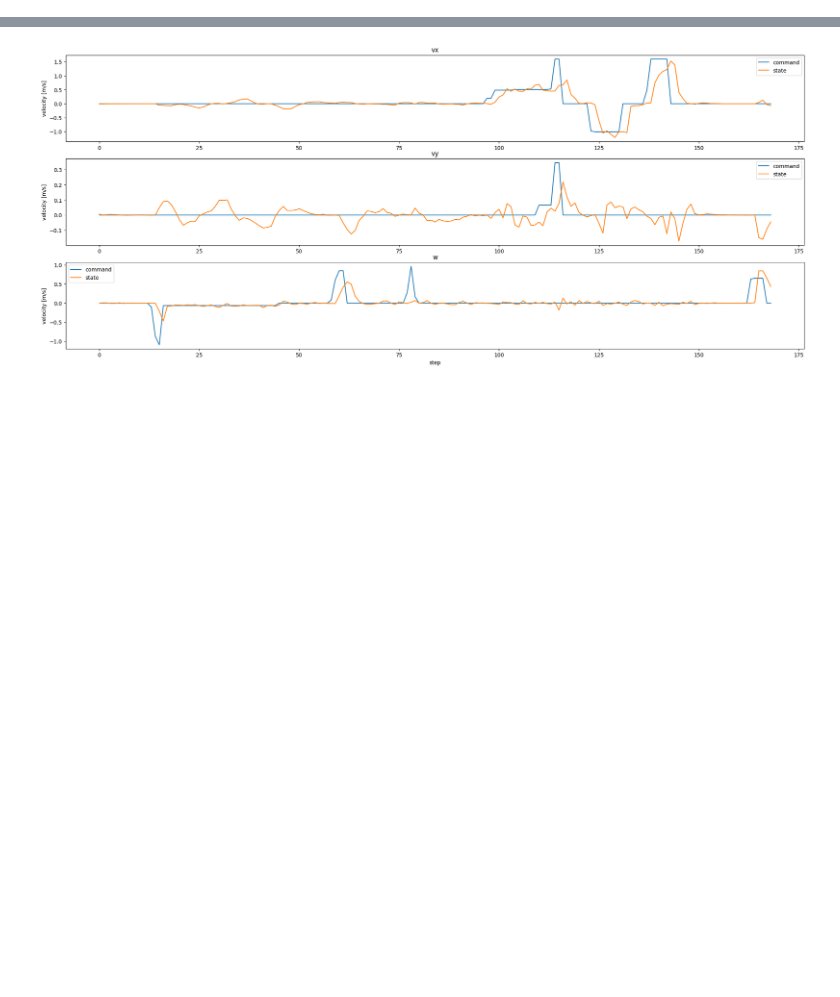
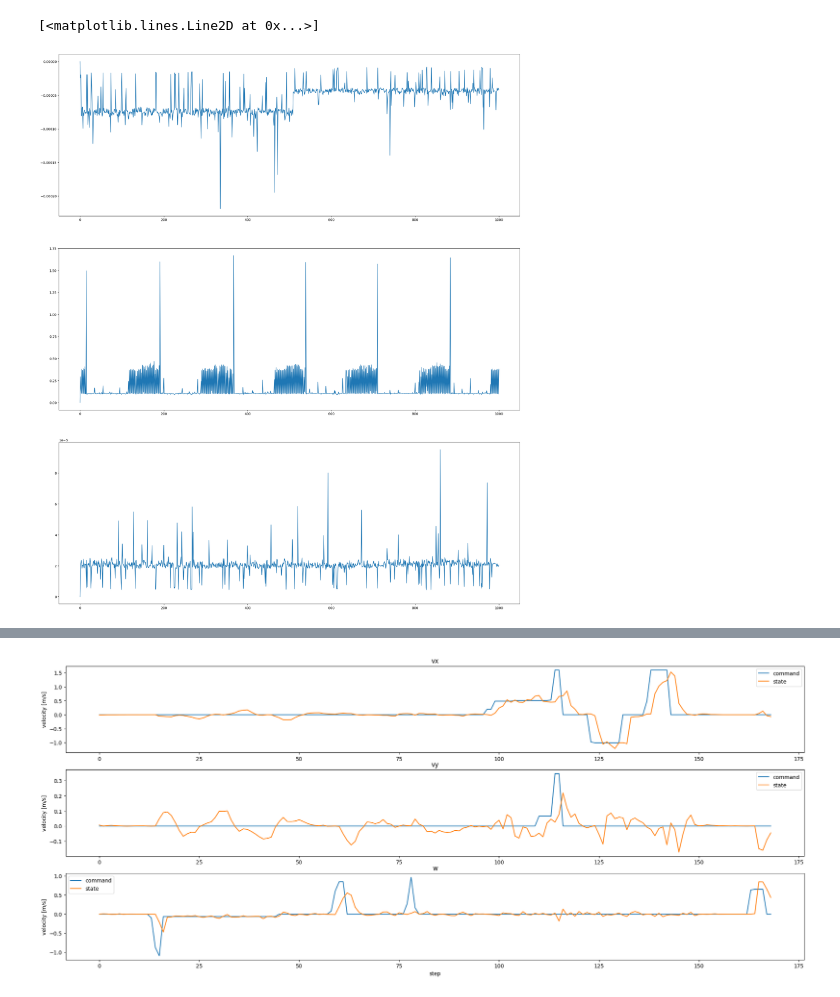
Before and after one commit to benjirer/active-learning-dynamics, a Jupyter notebook: data_analysis/transitions_analysis.ipynb, the cells around one changed output, grey strips where cells are left out. Saved outputs shown, nothing was run; the diff lists cells and outputs as text; code cells hidden in the pictures; blank space fills up the shorter version.

```diff
--- a/data_analysis/transitions_analysis.ipynb
+++ b/data_analysis/transitions_analysis.ipynb
@@ -49,3 +108,20 @@ for i in range(9):
+# %%
+# plot time data
+time_data = data.data_buffers[0].times
+agent_time = [t.agent_time for t in time_data]
+agent_time = np.array(agent_time)
+step_time = [t.step_time for t in time_data]
+step_time = np.array(step_time)
+save_time = [t.save_time for t in time_data]
+save_time = np.array(save_time)
+
+fig, axs = plt.subplots(3, 1, figsize=(25, 30))
+axs[0].plot(agent_time, label="agent_time")
+axs[1].plot(step_time, label="step_time")
+axs[2].plot(save_time, label="save_time")
+# %% [output]
+[<matplotlib.lines.Line2D at 0x...>]
+[figure, added]
 # %%
 # command tracking analysis for arm joint commands
 
```
Also changed, not shown: parts of 5 cells of this notebook, 6 other files.
